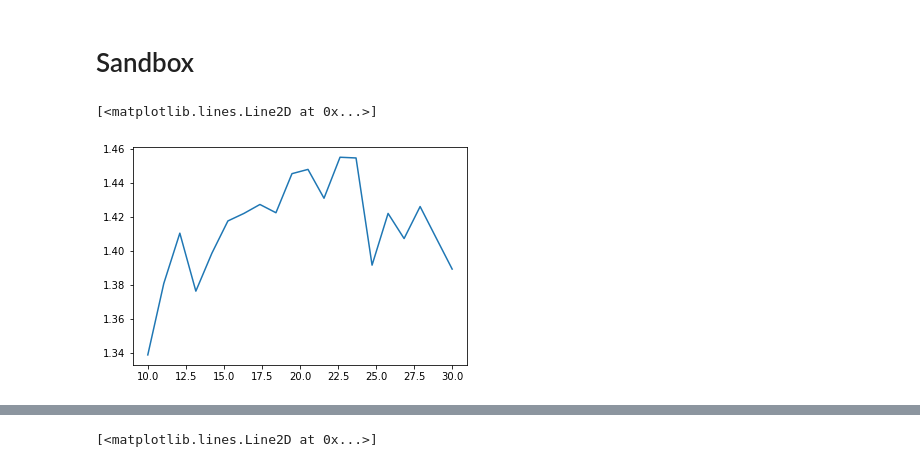
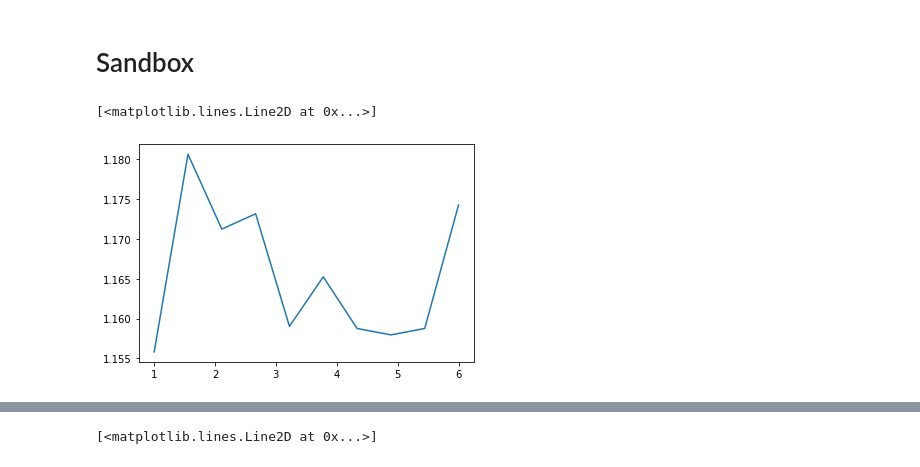
Before and after one commit to KugutAndrei/Hakashinka, a Jupyter notebook: main.ipynb, the cells around one changed output, grey strips where cells are left out. Saved outputs shown, nothing was run; the diff lists cells and outputs as text; code cells hidden in the pictures.

Commit message:
mod of test6 net

```diff
--- a/main.ipynb
+++ b/main.ipynb
@@ -15,17 +15,17 @@ from interface import Simulation
 # %% [markdown]
 # Sandbox
 # %%
-X = np.linspace(10, 30, 20)
+X = np.linspace(1, 6, 10)
 Y = np.zeros((X.shape))
 
 for i in tqdm.tqdm(range(X.shape[0])):
-    sim = Simulation(start_road='E19', end_road='E3', N=5000, default_gap=2, work_dir='./xml_data/test6', net_data='test6.net.xml')
-    sim.set_calibrator(road='E1', lane=['0', '1'], gap=X[i])
-    sim.set_calibrator(road='E2', gap=0.1)
+    sim = Simulation(start_road='E0', end_road='E2', N=5000, default_gap=3, work_dir='./xml_data/test6', net_data='test6.net.xml')
+    sim.set_calibrator(road='E1', lane=['0', '1'], gap=20)
+    sim.set_calibrator(road='E2', gap=X[i])
     sim.run()
     Y[i] = sim.get_mean_throughput()
 
 plt.plot(X, Y)
 # %% [output]
 [<matplotlib.lines.Line2D at 0x...>]
-[figure, old version]
+[figure, new version]
```
Also changed, not shown: parts of 4 cells of this notebook, 7 other files.
